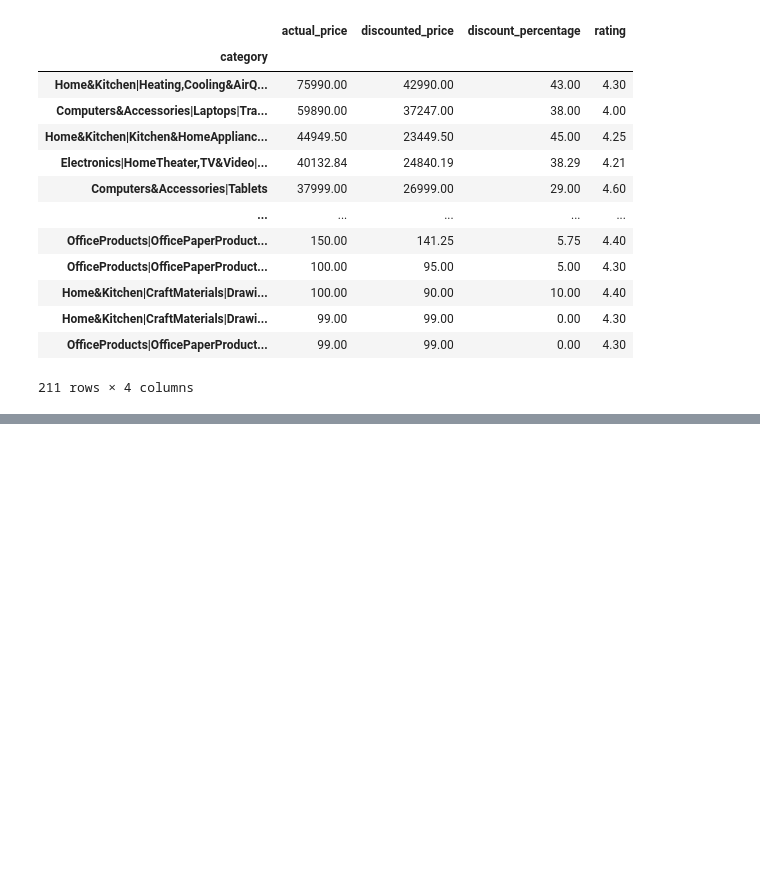
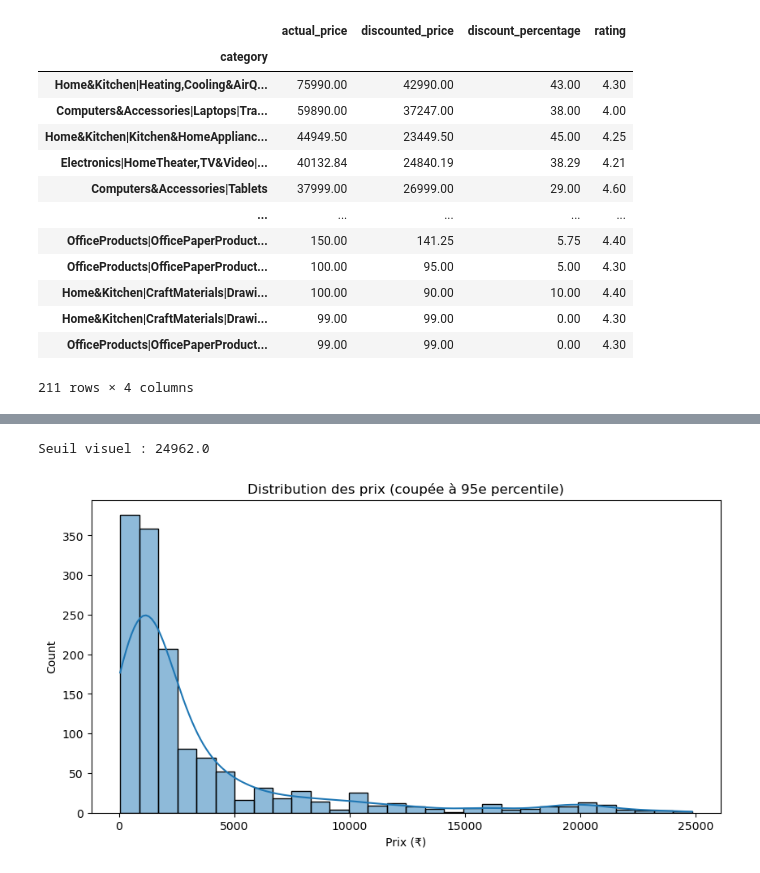
Before and after one commit to salaheddineelazouti/Mini-projet-Amazon-Sales-Dataset, a Jupyter notebook: Exploration du jeu de données Amazon Sales.ipynb, the cells around one changed output, grey strips where cells are left out. Cells and saved outputs as stored; diff of their text form; code cells hidden in the pictures; blank space fills up the shorter version.

```diff
--- a/Exploration du jeu de données Amazon Sales.ipynb
+++ b/Exploration du jeu de données Amazon Sales.ipynb
@@ -171,0 +220,17 @@ cat_summary.round(2)
+# %%
+import seaborn as sns
+import matplotlib.pyplot as plt
+
+# Trouver la valeur limite (95e percentile)
+price_cap = df["actual_price"].quantile(0.95)
+print("Seuil visuel :", round(price_cap, 2))
+
+# Visualiser jusqu'à ce seuil
+plt.figure(figsize=(10,5))
+sns.histplot(df[df["actual_price"] <= price_cap]["actual_price"], bins=30, kde=True)
+plt.title("Distribution des prix (coupée à 95e percentile)")
+plt.xlabel("Prix (₹)")
+plt.show()
+# %% [output]
+Seuil visuel : 24962.0
+[figure, added]
```
Also changed, not shown: parts of 4 cells of this notebook.
